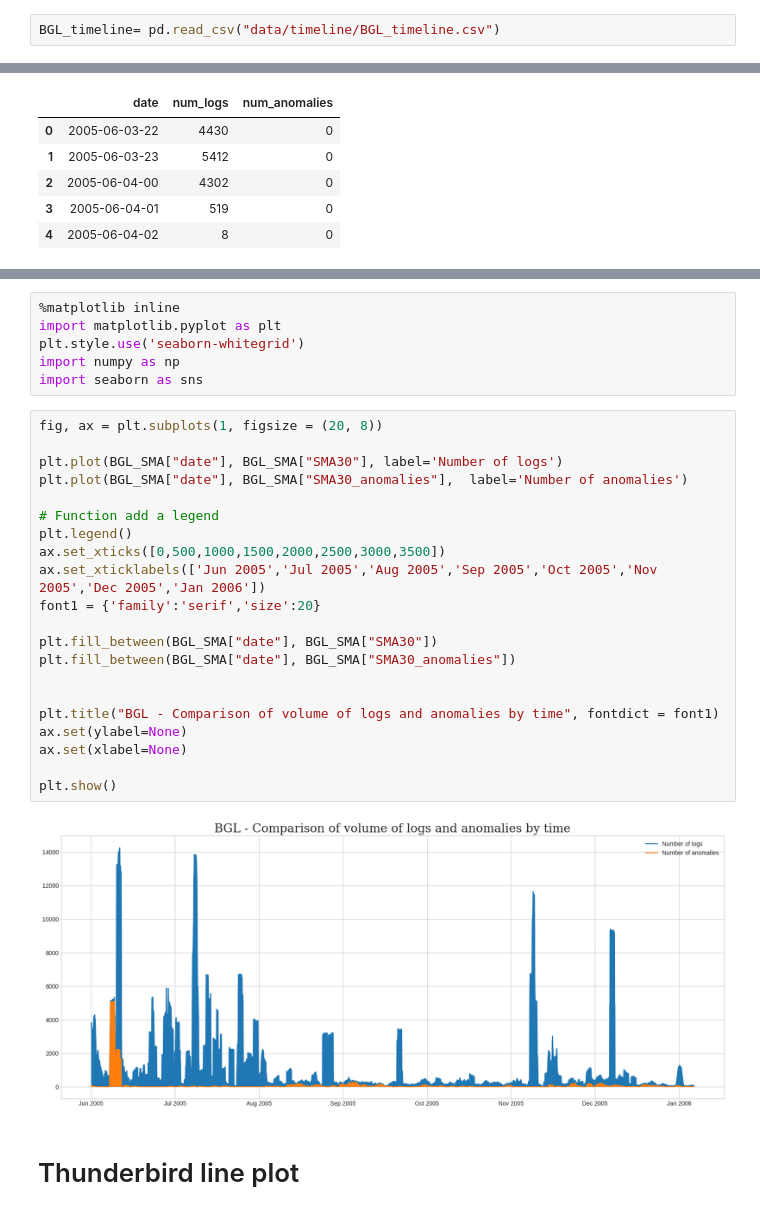
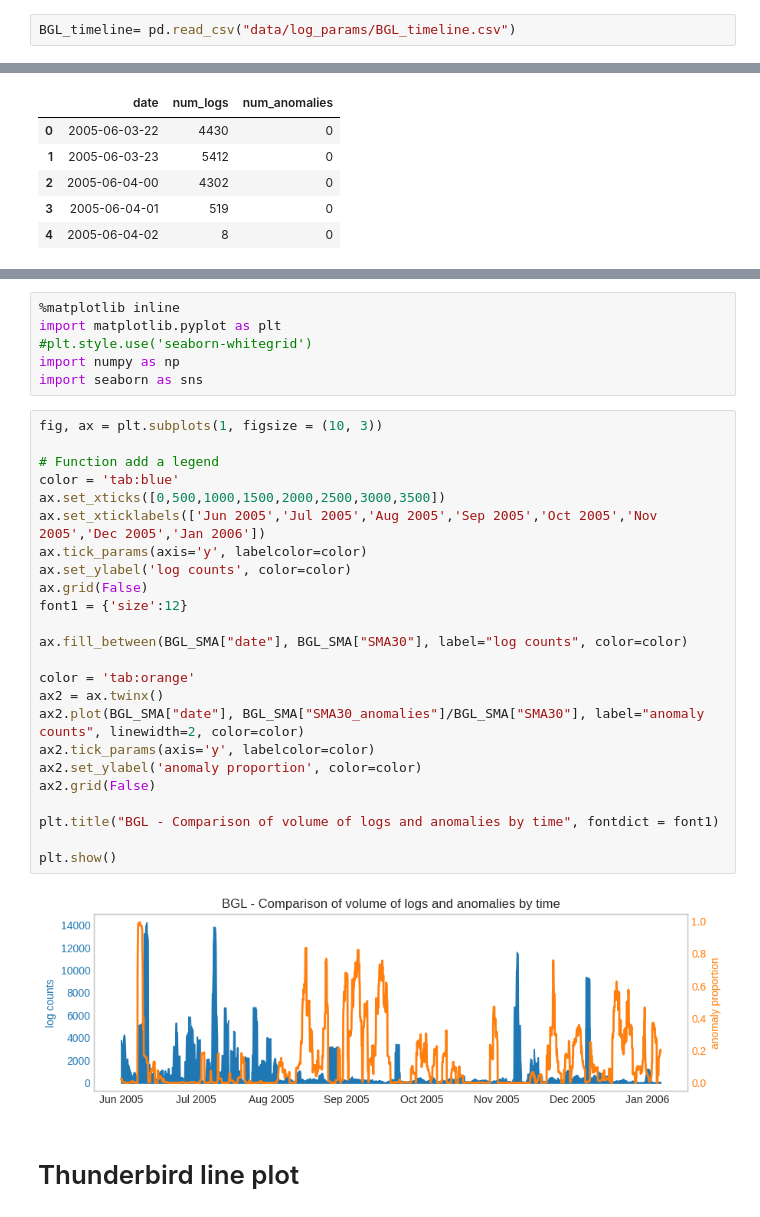
Before and after one commit to manelmahroug/anomaly-detection-in-log-files, a Jupyter notebook: images/TimeSeriesVisualization.ipynb, the cells around one changed output, grey strips where cells are left out. Saved outputs shown, nothing was run; the diff lists cells and outputs as text.

```diff
--- a/images/TimeSeriesVisualization.ipynb
+++ b/images/TimeSeriesVisualization.ipynb
@@ -7,7 +7,7 @@ import matplotlib.dates as mdates
 # %% [markdown]
 # BGL line plot
 # %%
-BGL_timeline= pd.read_csv("data/timeline/BGL_timeline.csv")
+BGL_timeline= pd.read_csv("data/log_params/BGL_timeline.csv")
 # %%
 BGL_timeline.dropna(inplace=True)
 BGL_timeline.sort_values(by='date')
@@ -45,32 +46,35 @@ BGL_SMA.head()
 # %%
 %matplotlib inline
 import matplotlib.pyplot as plt
-plt.style.use('seaborn-whitegrid')
+#plt.style.use('seaborn-whitegrid')
 import numpy as np
 import seaborn as sns
 # %%
-fig, ax = plt.subplots(1, figsize = (20, 8))
-
-plt.plot(BGL_SMA["date"], BGL_SMA["SMA30"], label='Number of logs')
-plt.plot(BGL_SMA["date"], BGL_SMA["SMA30_anomalies"],  label='Number of anomalies')
+fig, ax = plt.subplots(1, figsize = (10, 3))
 
 # Function add a legend
-plt.legend()
+color = 'tab:blue'
 ax.set_xticks([0,500,1000,1500,2000,2500,3000,3500])
 ax.set_xticklabels(['Jun 2005','Jul 2005','Aug 2005','Sep 2005','Oct 2005','Nov 2005','Dec 2005','Jan 2006'])
-font1 = {'family':'serif','size':20}
+ax.tick_params(axis='y', labelcolor=color)
+ax.set_ylabel('log counts', color=color)
+ax.grid(False)
+font1 = {'size':12}
 
-plt.fill_between(BGL_SMA["date"], BGL_SMA["SMA30"])
-plt.fill_between(BGL_SMA["date"], BGL_SMA["SMA30_anomalies"])
+ax.fill_between(BGL_SMA["date"], BGL_SMA["SMA30"], label="log counts", color=color)
 
+color = 'tab:orange'
+ax2 = ax.twinx()
+ax2.plot(BGL_SMA["date"], BGL_SMA["SMA30_anomalies"]/BGL_SMA["SMA30"], label="anomaly counts", linewidth=2, color=color)
+ax2.tick_params(axis='y', labelcolor=color)
+ax2.set_ylabel('anomaly proportion', color=color)
+ax2.grid(False)
 
 plt.title("BGL - Comparison of volume of logs and anomalies by time", fontdict = font1)
-ax.set(ylabel=None)
-ax.set(xlabel=None)
 
 plt.show()
 # %% [output]
-[figure, old version]
+[figure, new version]
 # %% [markdown]
 # Thunderbird line plot
 # %%
```
Also changed, not shown: parts of 3 cells of this notebook.
